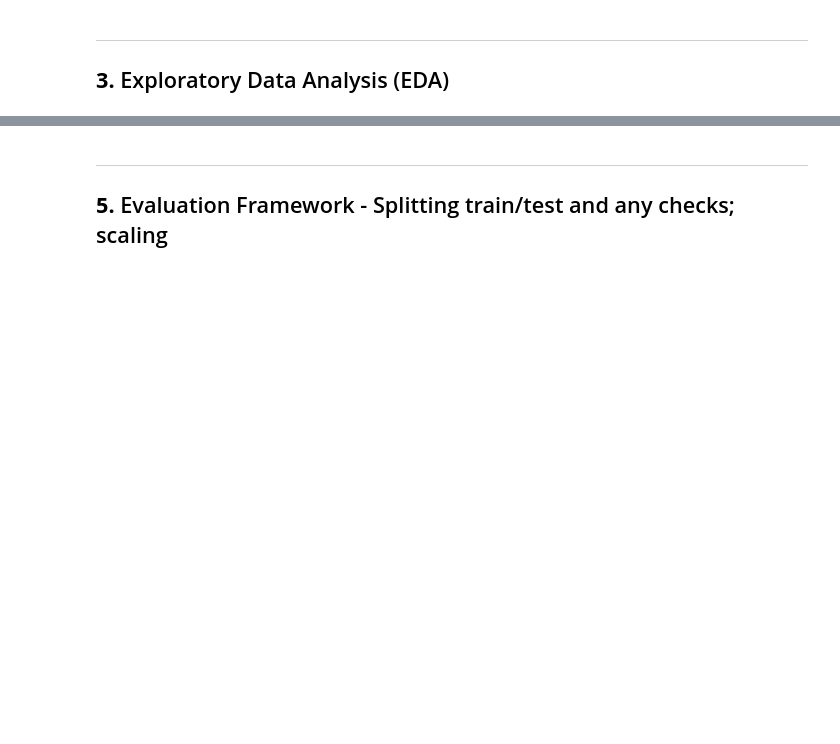
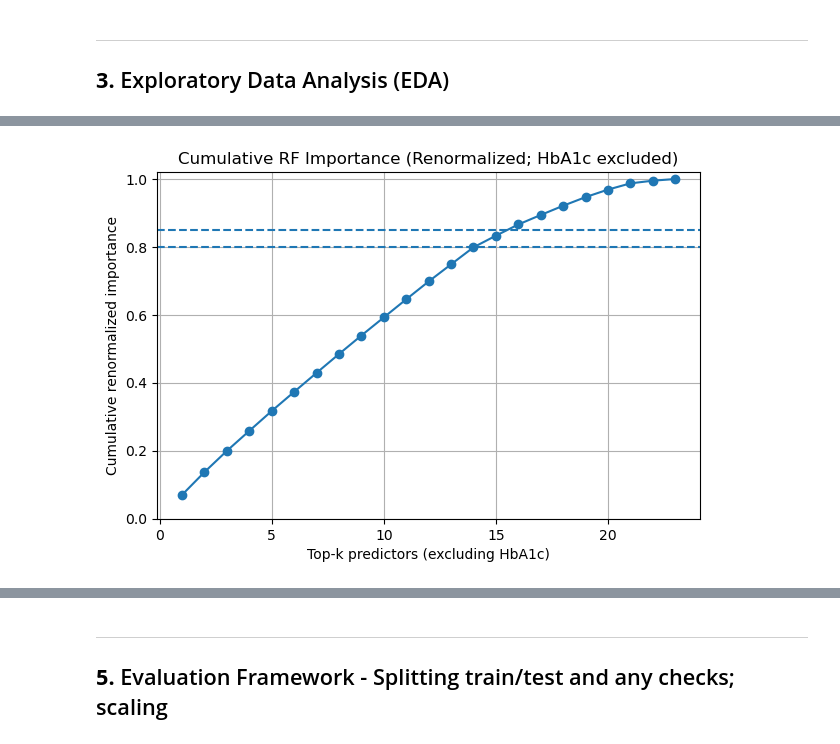
Before and after one commit to etoobian/diabetes-prediction-ds1, a Jupyter notebook: notebooks/diabetes_prediction.ipynb, the cells around one changed output, grey strips where cells are left out. Saved outputs shown, nothing was run; the diff lists cells and outputs as text; code cells hidden in the pictures; blank space fills up the shorter version.

```diff
--- a/notebooks/diabetes_prediction.ipynb
+++ b/notebooks/diabetes_prediction.ipynb
@@ -299,0 +694,21 @@ We use feature importances to identify a smaller set of candidate predictors to
+# %%
+# Plot Cumulative Curve (Renormalized)
+import matplotlib.pyplot as plt
+
+fig, ax = plt.subplots()
+ax.plot(range(1, len(rf_non) + 1), rf_non["cumulative_renorm"].values, marker="o")
+ax.axhline(0.80, linestyle="--")
+ax.axhline(0.85, linestyle="--")
+ax.set_xlabel("Top-k predictors (excluding HbA1c)")
+ax.set_ylabel("Cumulative renormalized importance")
+ax.set_title("Cumulative RF Importance (Renormalized; HbA1c excluded)")
+ax.set_ylim(0, 1.02)
+ax.grid(True)
+
+viz.finalize_fig(
+    fig,
+    save_path=(FIG_DIR / "rf_cumulative_renorm_non_hba1c.png") if SAVE_FIGS else None,
+    show=VERBOSE,
+)
+# %% [output]
+[figure, added]
```
Also changed, not shown: parts of 44 cells of this notebook, 17 other files.
